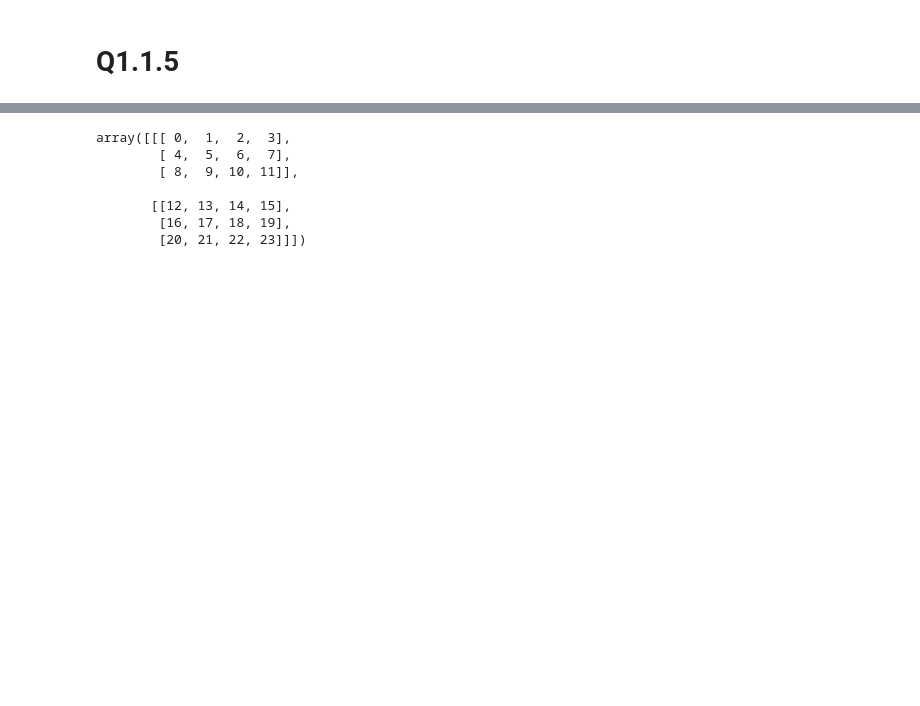
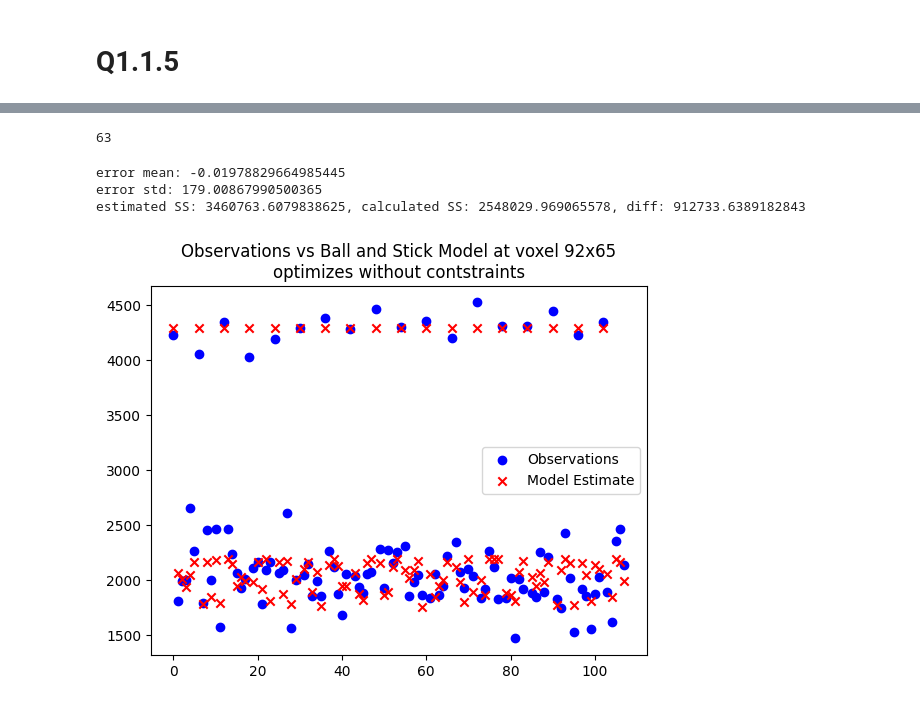
Before and after one commit to fclarke1/modelling-bio-imaging-comp0118, a Jupyter notebook: assignment_1/q1_1.ipynb, the cells around one changed output, grey strips where cells are left out. Cells and saved outputs as stored; diff of their text form; code cells hidden in the pictures; blank space fills up the shorter version.

```diff
--- a/assignment_1/q1_1.ipynb
+++ b/assignment_1/q1_1.ipynb
@@ -453,10 +501,40 @@ KeyboardInterrupt:
+# %%
+file_path = "X_optimize_each_voxel_with_same_N.npy"
 # %%
 X = np.load(file_path)
-# %% [output]
-array([[[ 0,  1,  2,  3],
-        [ 4,  5,  6,  7],
-        [ 8,  9, 10, 11]],
-
-       [[12, 13, 14, 15],
-        [16, 17, 18, 19],
-        [20, 21, 22, 23]]])
+# %%
+idx = np.argmax(X[14,:,0])
+X[14,idx]
+idx
+# %% [output]
+63
+# %%
+# Use the fitted parameters to get estimated values
+idx = 65
+jdx = 73
+A_est = ball_stick(X[jdx,idx])
+A_exact = np.squeeze(dwis[:,jdx,idx,71])
+
+# Find the mean and std of the errors
+error_dist = stats.describe(A_est - A_exact)
+error_mean = error_dist[2]
+error_var = error_dist[3]
+print(f"error mean: {error_mean}")
+print(f"error std: {np.sqrt(error_var)}")
+
+# Use the standard deviation to calculate the estimated Sum of Squares diff
+ss_est = 108 * error_var
+ss_exact = results['fun']
+print(f"estimated SS: {ss_est}, calculated SS: {ss_exact}, diff: {ss_est - ss_exact}")
+
+# Create grid of subplots to compare
+plt.scatter(np.arange(108), A_exact, marker='o', color='b', label='Observations')
+plt.scatter(np.arange(108), A_est, marker='x', color='r', label='Model Estimate')
+plt.legend()
+plt.title('Observations vs Ball and Stick Model at voxel 92x65\noptimizes without contstraints')
+plt.show()
+# %% [output]
+error mean: -0.01978829664985445
+error std: 179.00867990500365
+estimated SS: 3460763.6079838625, calculated SS: 2548029.969065578, diff: 912733.6389182843
+[figure, added]
```
Also changed, not shown: parts of 5 cells of this notebook, 2 other files.
